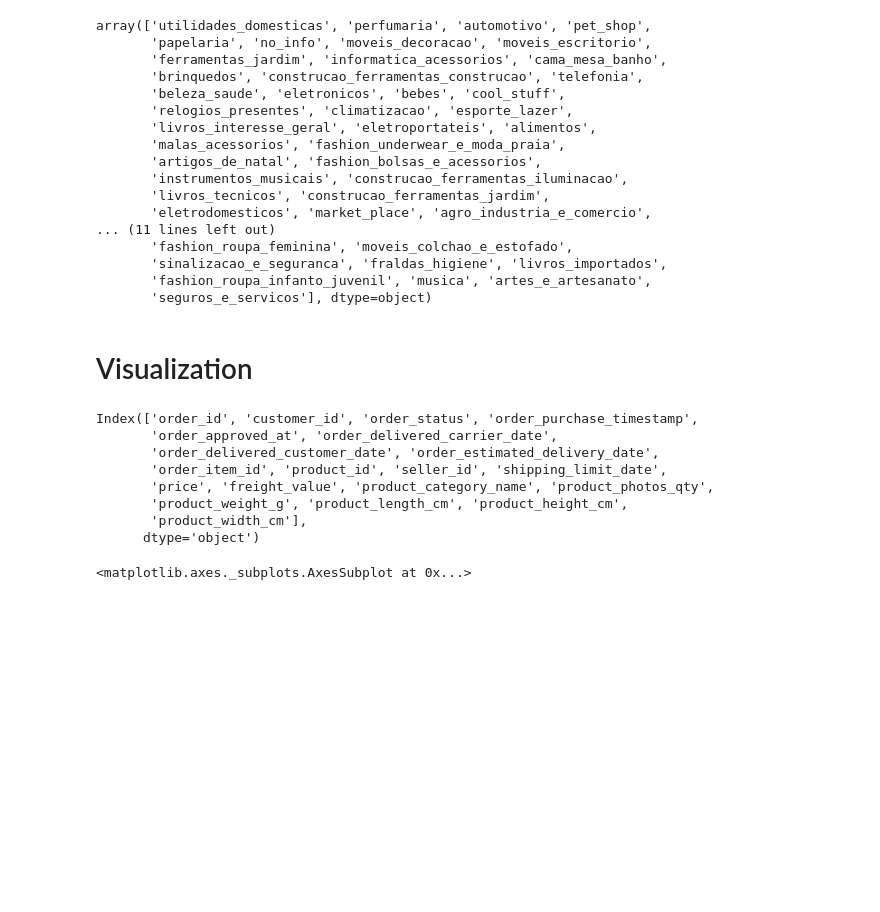
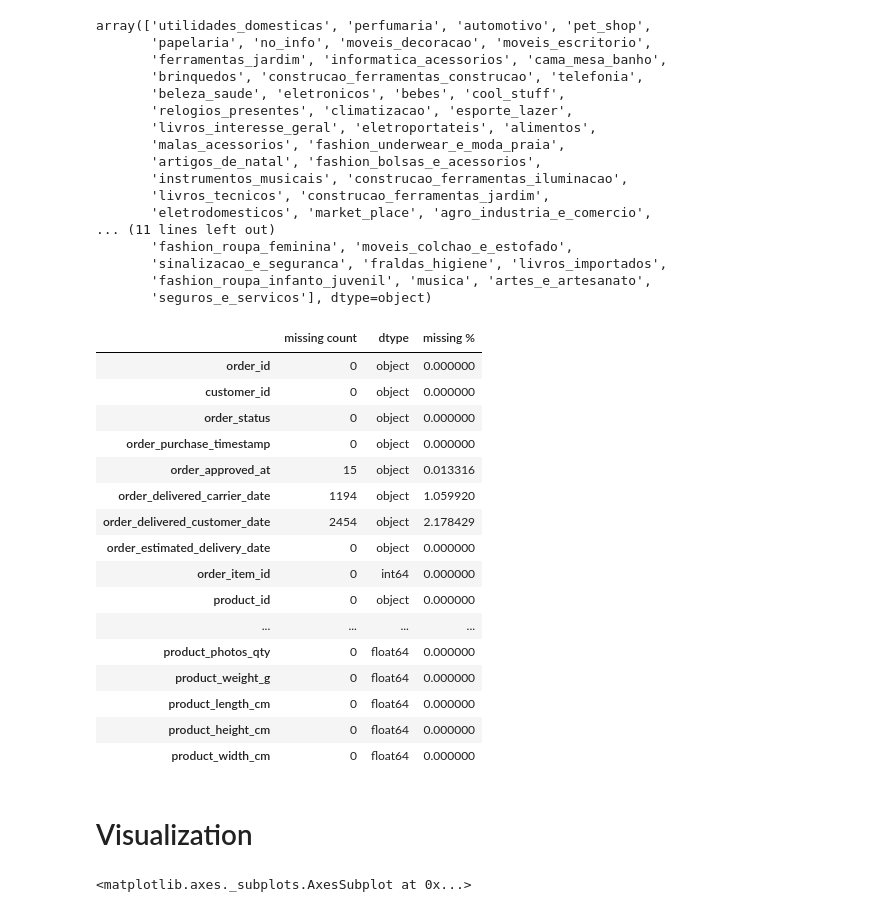
Before and after one commit to laizacavalcante/streamlit_olist, a Jupyter notebook: olist_ecommerce.ipynb, the cells around one changed output. Drawn from its saved outputs; the diff is of its cells as text; code cells hidden in the pictures; blank space fills up the shorter version.

```diff
--- a/olist_ecommerce.ipynb
+++ b/olist_ecommerce.ipynb
@@ -183,19 +188,32 @@ array(['utilidades_domesticas', 'perfumaria', 'automotivo', 'pet_shop',
        'sinalizacao_e_seguranca', 'fraldas_higiene', 'livros_importados',
        'fashion_roupa_infanto_juvenil', 'musica', 'artes_e_artesanato',
        'seguros_e_servicos'], dtype=object)
+# %%
+# Recheck missing data
+missing = pd.DataFrame({'missing count': orders_items_prods.isnull().sum(),
+                        'dtype': orders_items_prods.dtypes,
+                        'missing %': (orders_items_prods.isnull().sum()/orders_items_prods.shape[0])*100})
+missing.head(25)
+# %% [output]
+|  | missing count | dtype | missing % |
+| order_id | 0 | object | 0.000000 |
+| customer_id | 0 | object | 0.000000 |
+| order_status | 0 | object | 0.000000 |
+| order_purchase_timestamp | 0 | object | 0.000000 |
+| order_approved_at | 15 | object | 0.013316 |
+| order_delivered_carrier_date | 1194 | object | 1.059920 |
+| order_delivered_customer_date | 2454 | object | 2.178429 |
+| order_estimated_delivery_date | 0 | object | 0.000000 |
+| order_item_id | 0 | int64 | 0.000000 |
+| product_id | 0 | object | 0.000000 |
+| ... | ... | ... | ... |
+| product_photos_qty | 0 | float64 | 0.000000 |
+| product_weight_g | 0 | float64 | 0.000000 |
+| product_length_cm | 0 | float64 | 0.000000 |
+| product_height_cm | 0 | float64 | 0.000000 |
+| product_width_cm | 0 | float64 | 0.000000 |
 # %% [markdown]
 # Visualization
-# %%
-orders_items_prods.columns
-# %% [output]
-Index(['order_id', 'customer_id', 'order_status', 'order_purchase_timestamp',
-       'order_approved_at', 'order_delivered_carrier_date',
-       'order_delivered_customer_date', 'order_estimated_delivery_date',
-       'order_item_id', 'product_id', 'seller_id', 'shipping_limit_date',
-       'price', 'freight_value', 'product_category_name', 'product_photos_qty',
-       'product_weight_g', 'product_length_cm', 'product_height_cm',
-       'product_width_cm'],
-      dtype='object')
 # %%
 # Visualizing price
 orders_items_prods['price'].plot(kind='hist',bins=150)
```
Also changed, not shown: parts of 26 cells of this notebook.
